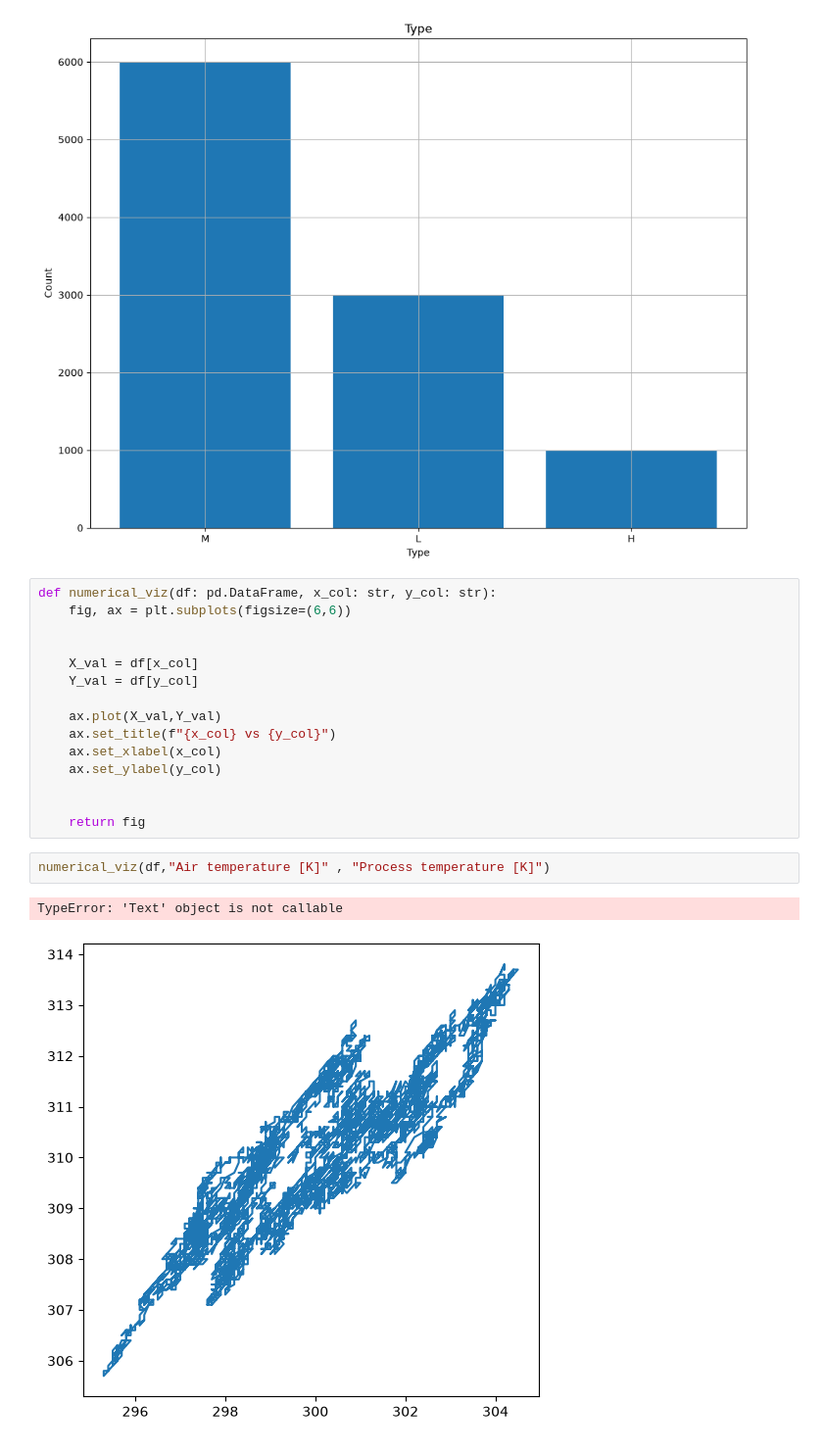
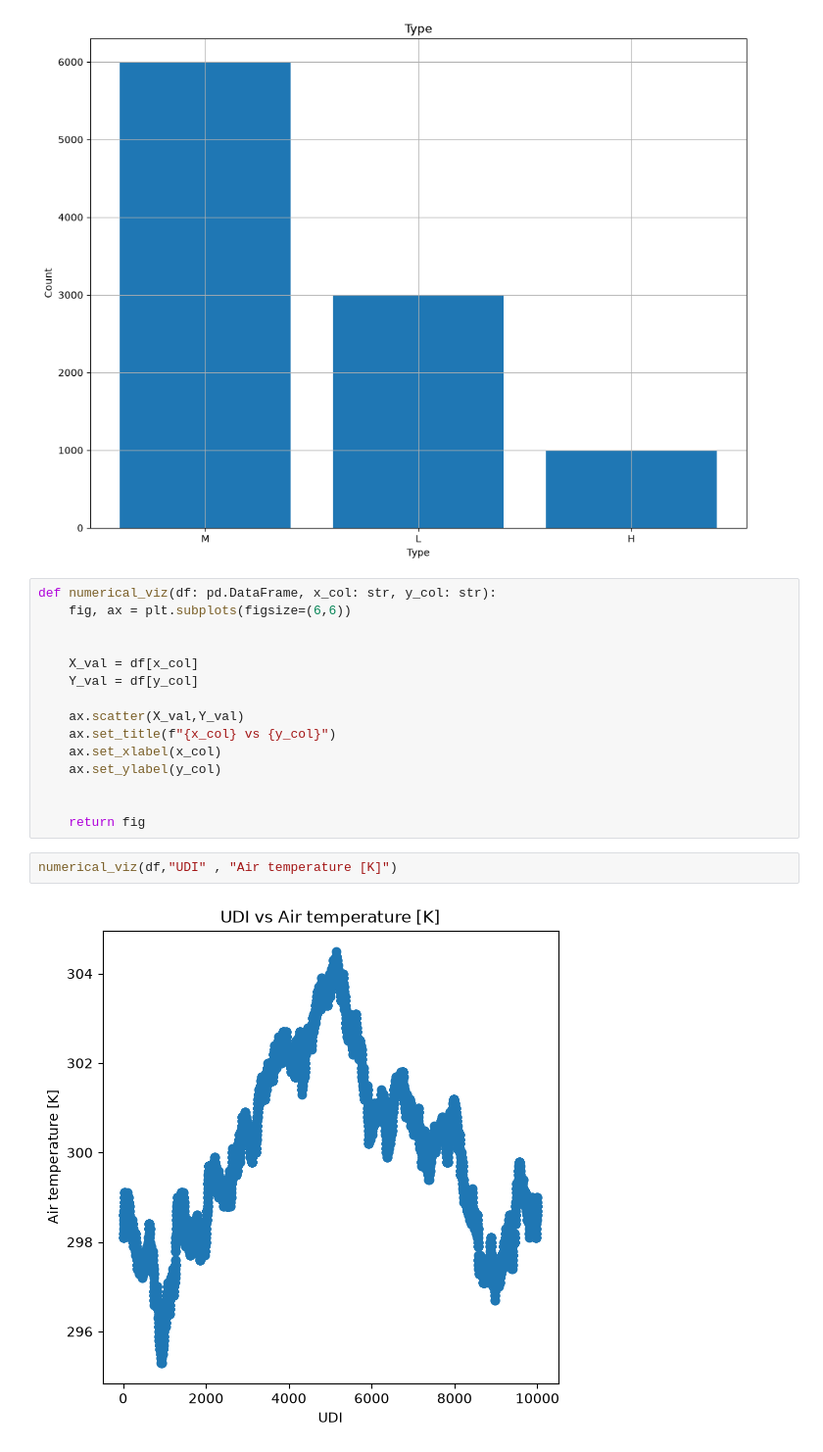
Before and after one commit to motawassimlahmadi/AI-Data-Analyst, a Jupyter notebook: notebooks/01_experiment.ipynb, the cells around one changed output. Shown at 98% size. Saved outputs shown, nothing was run; the diff lists cells and outputs as text.

```diff
--- a/notebooks/01_experiment.ipynb
+++ b/notebooks/01_experiment.ipynb
@@ -135,7 +130,7 @@ def numerical_viz(df: pd.DataFrame, x_col: str, y_col: str):
     X_val = df[x_col]
     Y_val = df[y_col]
 
-    ax.plot(X_val,Y_val)
+    ax.scatter(X_val,Y_val)
     ax.set_title(f"{x_col} vs {y_col}")
     ax.set_xlabel(x_col)
     ax.set_ylabel(y_col)
@@ -143,7 +138,6 @@ def numerical_viz(df: pd.DataFrame, x_col: str, y_col: str):
 
     return fig
 # %%
-numerical_viz(df,"Air temperature [K]" , "Process temperature [K]")
+numerical_viz(df,"UDI" , "Air temperature [K]")
 # %% [output]
-TypeError: 'Text' object is not callable
-[figure, old version]
+[figure, new version]
```
Also changed, not shown: parts of 3 cells of this notebook, 4 other files.
